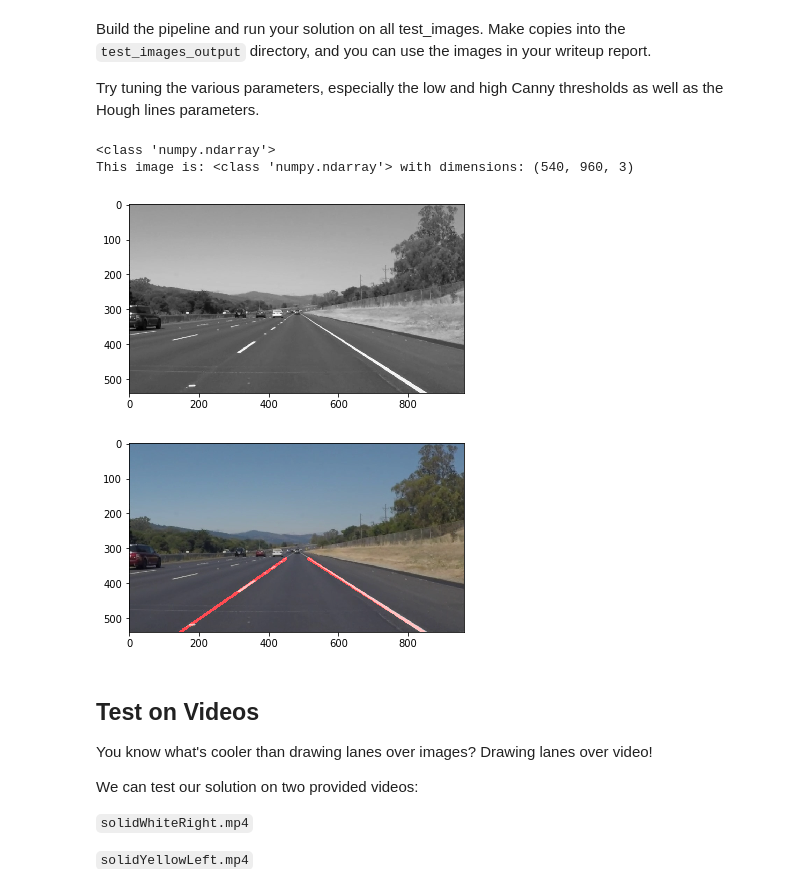
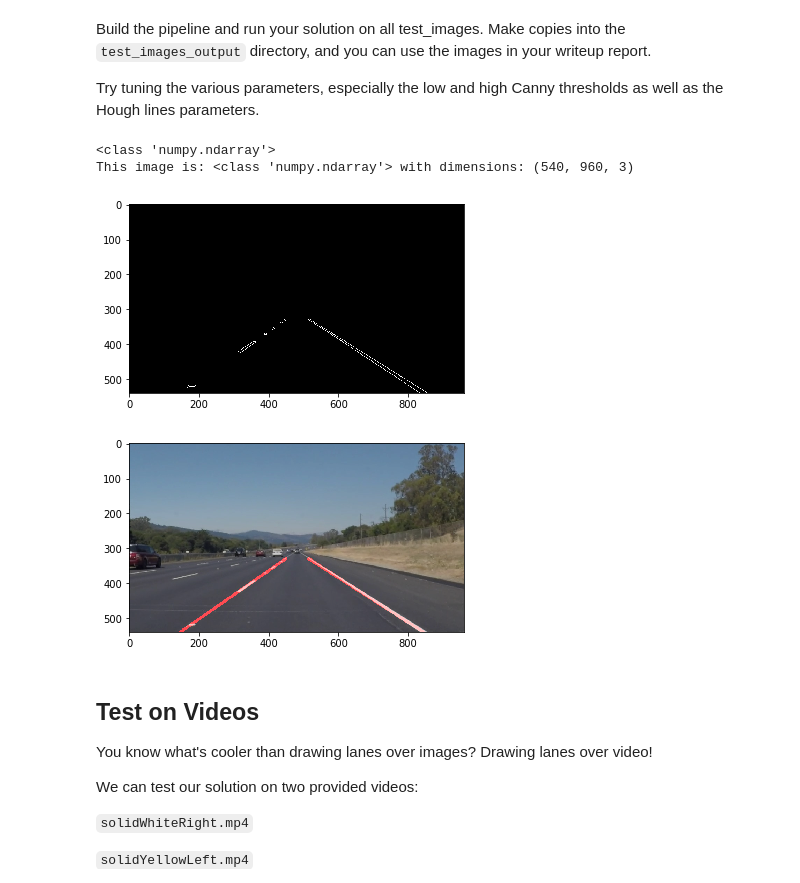
Before and after one commit to ChenxinWang0210/Find-Lane-Lines-on-Road, a Jupyter notebook: P1.ipynb, the cells around one changed output. Saved outputs shown, nothing was run; the diff lists cells and outputs as text; code cells hidden in the pictures.

```diff
--- a/P1.ipynb
+++ b/P1.ipynb
@@ -287,36 +287,36 @@ line_image=np.copy(image)*0
 # Define the Hough transformation parameters
 
 rho = 2
 theta = np.pi/180*1.5
 threshold = 15
 min_line_len = 10
 max_line_gap = 10
 
 # Output "line_image" contains the left and right line
 line_image = hough_lines(masked_edges, rho, theta, threshold, min_line_len, max_line_gap)
 
 
 
 # Draw the lines on the original image
 combo = weighted_img(line_image, image, α=0.8, β=1., γ=0.)
 
 plt.figure(0)
 #plt.imshow(line_image)  # if you wanted to show a single color channel image called 'gray', for example, call as
-plt.imshow(gray, cmap='gray')
+plt.imshow(masked_edges, cmap='gray')
 
 #save the file
-mpimg.imsave('test_images/' + image_name +"_grayscale.jpg",gray,cmap='gray')
+mpimg.imsave('test_images/' + image_name +"_masked_edges.jpg",masked_edges,cmap='gray')
 
 plt.figure(1)
 print('This image is:', type(combo), 'with dimensions:', combo.shape)
 plt.imshow(combo)  # if you wanted to show a single color channel image called 'gray', for example, call as plt.imshow(gray, cmap='gray')
 
 #save the file
 mpimg.imsave('test_images/' + image_name +"_Lane_Lines.jpg", combo)
 # %% [output]
 <class 'numpy.ndarray'>
 This image is: <class 'numpy.ndarray'> with dimensions: (540, 960, 3)
-[figure, old version]
+[figure, new version]
 [figure]
 # %% [markdown]
 ## Test on Videos
```
Also changed, not shown: 1 other file.
